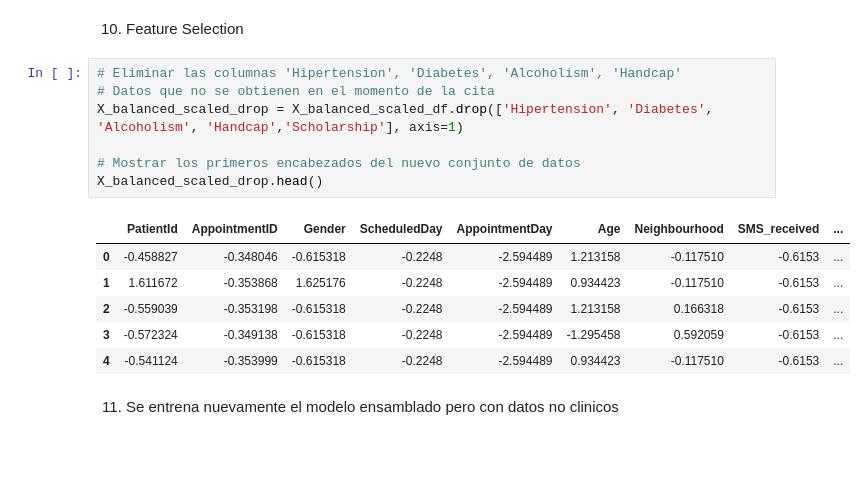
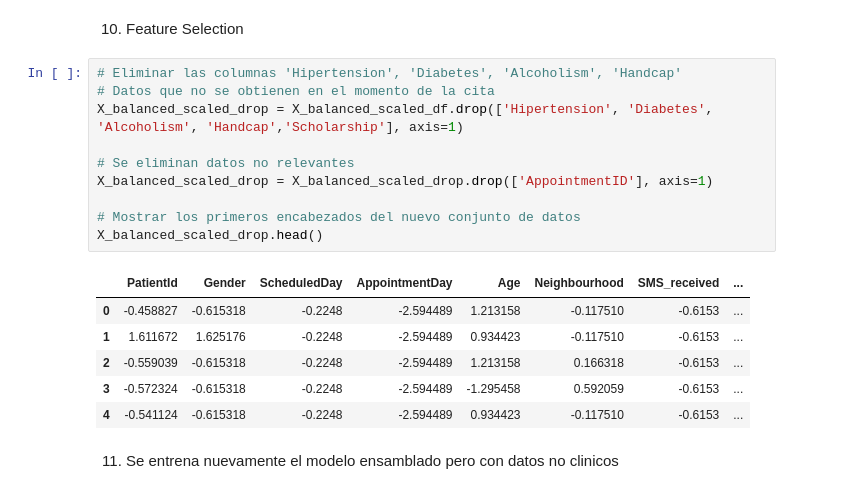
Before and after one commit to SValduezaL/TFM-Master-IA-INESDI, a Jupyter notebook: BBDD Kaagle/predicción_ inasistencia_v1.ipynb, the cells around one changed output. Saved outputs shown, nothing was run; the diff lists cells and outputs as text; blank space fills up the shorter version.

```diff
--- a/BBDD Kaagle/predicción_ inasistencia_v1.ipynb
+++ b/BBDD Kaagle/predicción_ inasistencia_v1.ipynb
@@ -516,17 +526,20 @@ Recall del meta-modelo: 0.7715286595320152
 # %%
 # Eliminar las columnas 'Hipertension', 'Diabetes', 'Alcoholism', 'Handcap'
 # Datos que no se obtienen en el momento de la cita
 X_balanced_scaled_drop = X_balanced_scaled_df.drop(['Hipertension', 'Diabetes', 'Alcoholism', 'Handcap','Scholarship'], axis=1)
 
+# Se eliminan datos no relevantes
+X_balanced_scaled_drop = X_balanced_scaled_drop.drop(['AppointmentID'], axis=1)
+
 # Mostrar los primeros encabezados del nuevo conjunto de datos
 X_balanced_scaled_drop.head()
 # %% [output]
-|  | PatientId | AppointmentID | Gender | ScheduledDay | AppointmentDay | Age | Neighbourhood | SMS_received | ... |
-| 0 | -0.458827 | -0.348046 | -0.615318 | -0.2248 | -2.594489 | 1.213158 | -0.117510 | -0.6153 | ... |
-| 1 | 1.611672 | -0.353868 | 1.625176 | -0.2248 | -2.594489 | 0.934423 | -0.117510 | -0.6153 | ... |
-| 2 | -0.559039 | -0.353198 | -0.615318 | -0.2248 | -2.594489 | 1.213158 | 0.166318 | -0.6153 | ... |
-| 3 | -0.572324 | -0.349138 | -0.615318 | -0.2248 | -2.594489 | -1.295458 | 0.592059 | -0.6153 | ... |
-| 4 | -0.541124 | -0.353999 | -0.615318 | -0.2248 | -2.594489 | 0.934423 | -0.117510 | -0.6153 | ... |
+|  | PatientId | Gender | ScheduledDay | AppointmentDay | Age | Neighbourhood | SMS_received | ... |
+| 0 | -0.458827 | -0.615318 | -0.2248 | -2.594489 | 1.213158 | -0.117510 | -0.6153 | ... |
+| 1 | 1.611672 | 1.625176 | -0.2248 | -2.594489 | 0.934423 | -0.117510 | -0.6153 | ... |
+| 2 | -0.559039 | -0.615318 | -0.2248 | -2.594489 | 1.213158 | 0.166318 | -0.6153 | ... |
+| 3 | -0.572324 | -0.615318 | -0.2248 | -2.594489 | -1.295458 | 0.592059 | -0.6153 | ... |
+| 4 | -0.541124 | -0.615318 | -0.2248 | -2.594489 | 0.934423 | -0.117510 | -0.6153 | ... |
 # %% [markdown]
 11. Se entrena nuevamente el modelo ensamblado pero con datos no clinicos
 # %%
```
Also changed, not shown: parts of 9 cells of this notebook.
